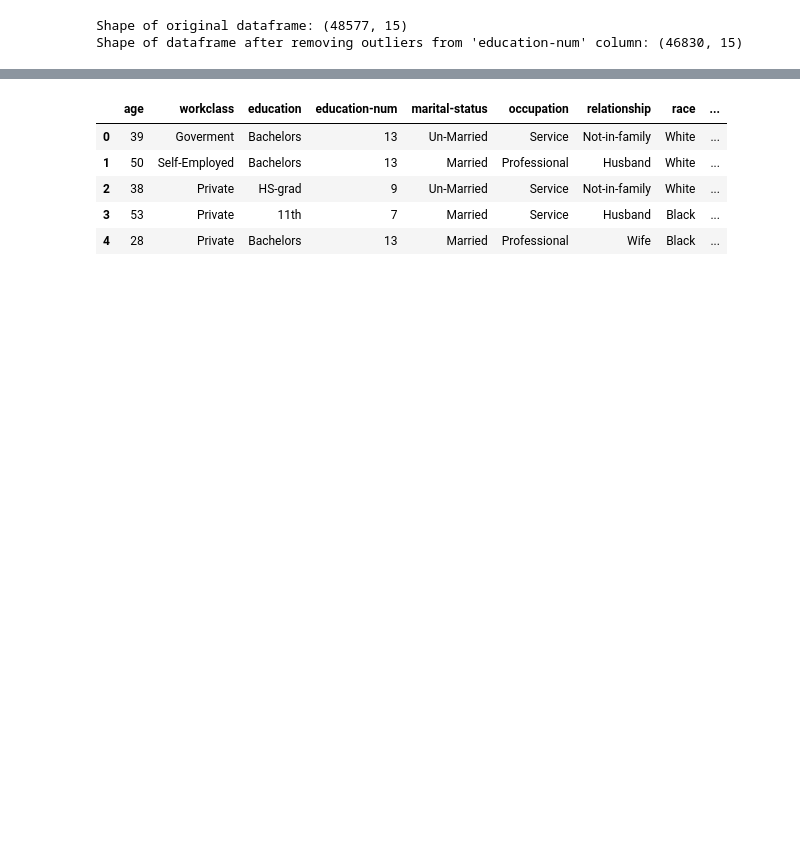
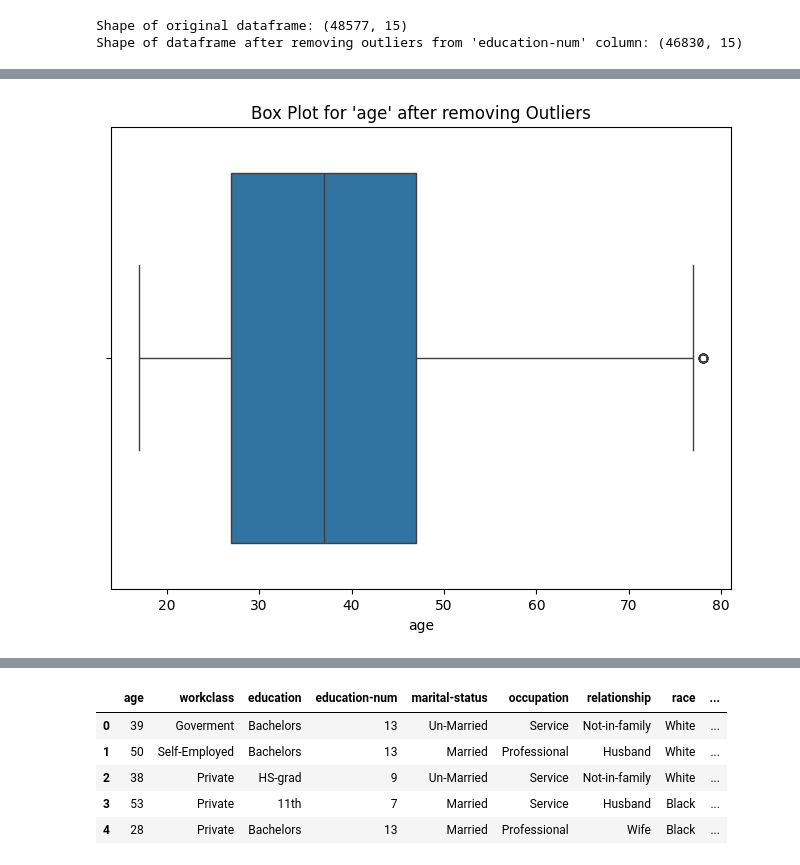
Before and after one commit to arfadhiq/Census-Income, a Jupyter notebook: Census_Income.ipynb, the cells around one changed output, grey strips where cells are left out. Cells and saved outputs as stored; diff of their text form; code cells hidden in the pictures; blank space fills up the shorter version.

```diff
--- a/Census_Income.ipynb
+++ b/Census_Income.ipynb
@@ -671,0 +505,7 @@ df_out2.head()
+# %%
+plt.figure(figsize=(8, 6))
+sns.boxplot(x=df_out2['age'])
+plt.title("Box Plot for '{}' after removing Outliers".format('age'))
+plt.show()
+# %% [output]
+[figure, added]
```
Also changed, not shown: parts of 49 cells of this notebook.
